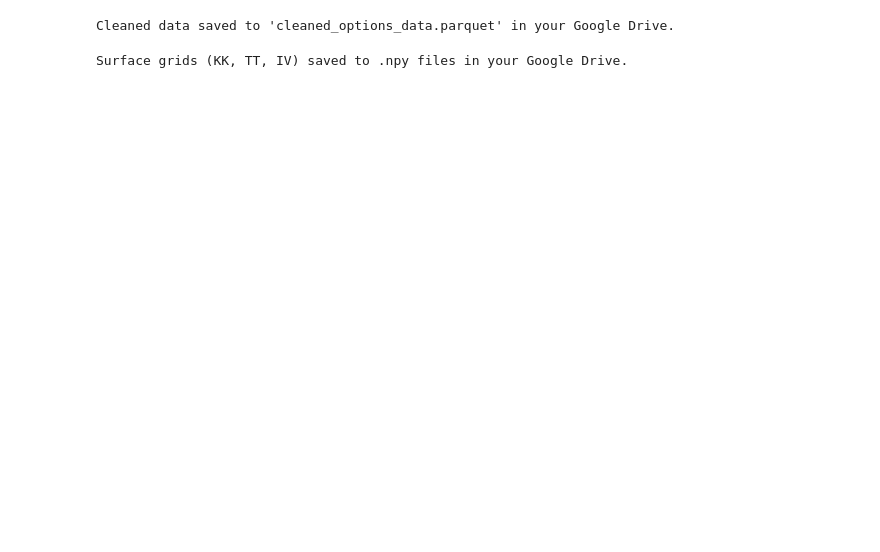
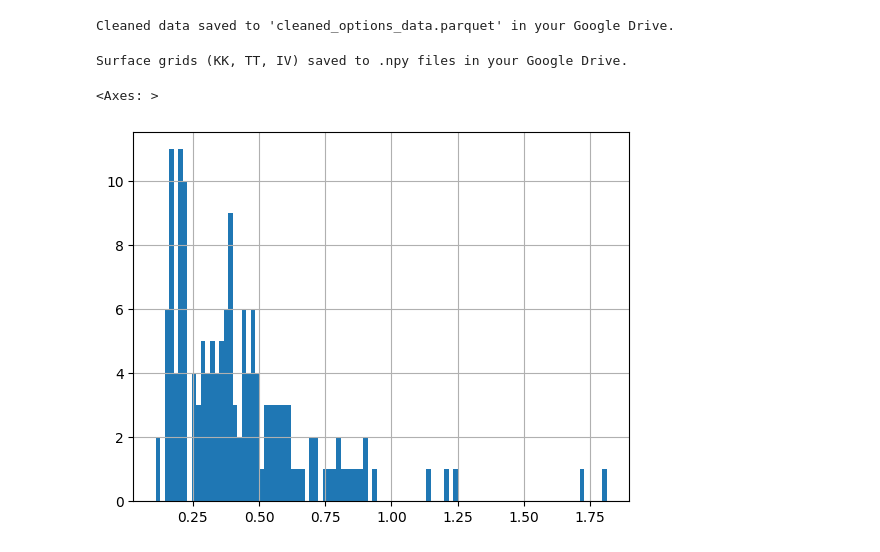
Before and after one commit to AlexMilekhin/Volatility-Surface-Modelling-ML-Forecasting, a Jupyter notebook: IV_compute.ipynb, the cells around one changed output. Drawn from its saved outputs; the diff is of its cells as text; code cells hidden in the pictures; blank space fills up the shorter version.

```diff
--- a/IV_compute.ipynb
+++ b/IV_compute.ipynb
@@ -343,3 +324,8 @@ np.save('/content/drive/MyDrive/Colab Notebooks/VolSurf_ML/IV_grid.npy', IV)
 print("Surface grids (KK, TT, IV) saved to .npy files in your Google Drive.")
 # %% [output]
 Surface grids (KK, TT, IV) saved to .npy files in your Google Drive.
+# %%
+CLEAN['iv_clean'].hist(bins=100)
+# %% [output]
+<Axes: >
+[figure, added]
```
Also changed, not shown: parts of 6 cells of this notebook.
